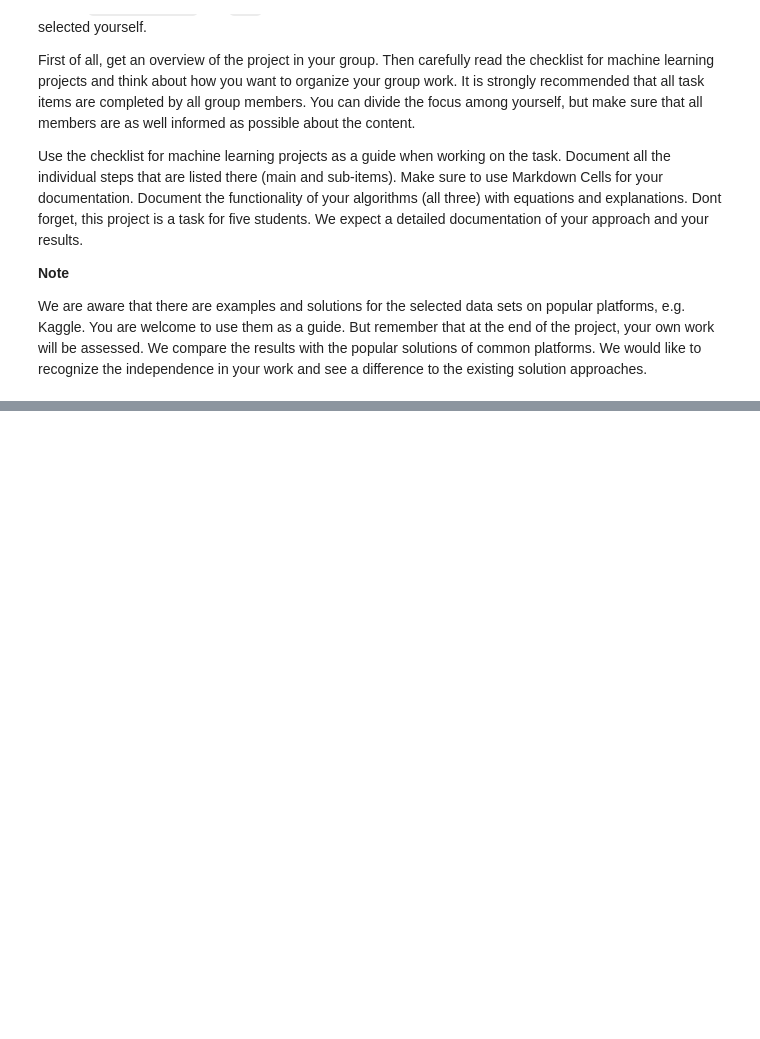
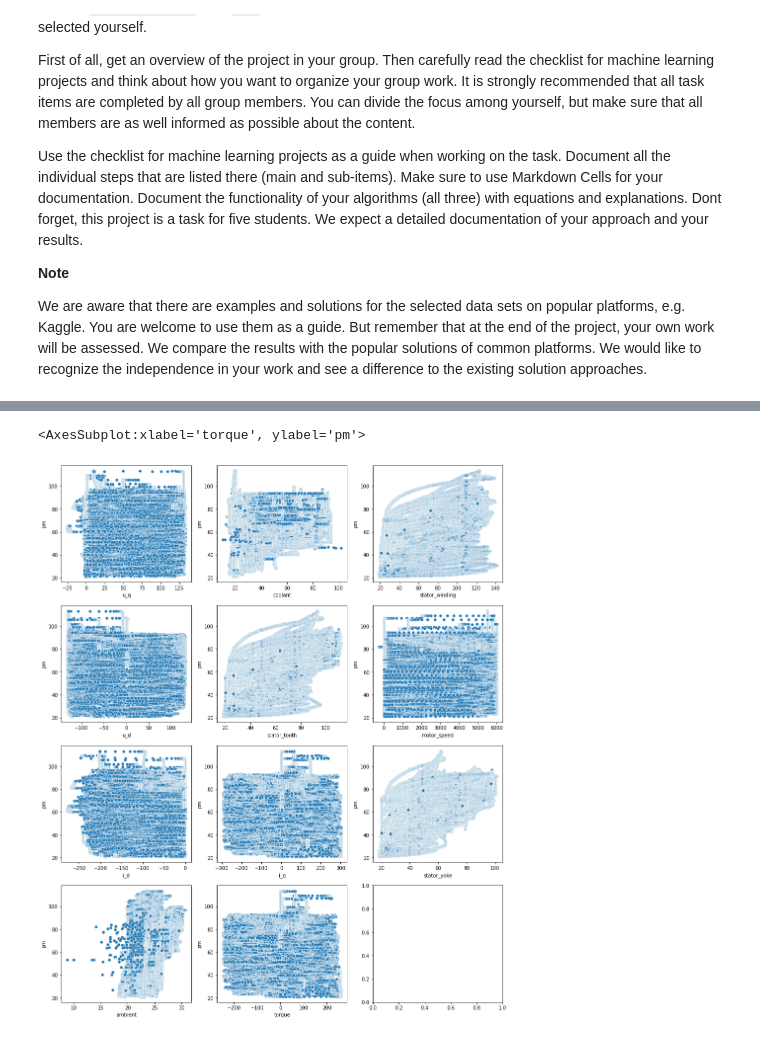
Before and after one commit to eike2/electric_motor, a Jupyter notebook: Electric Motor Temperature Estimation.ipynb, the cells around one changed output, grey strips where cells are left out. Cells and saved outputs as stored; diff of their text form; code cells hidden in the pictures; blank space fills up the shorter version.

```diff
--- a/Electric Motor Temperature Estimation.ipynb
+++ b/Electric Motor Temperature Estimation.ipynb
@@ -50,0 +273,19 @@ Was soll der Scheiss?
+# %%
+#scatter_matrix for attributes and pm
+from pandas.plotting import scatter_matrix
+
+figure,axes = plt.subplots(nrows=4,ncols=3,figsize=(16,20))
+sns.scatterplot(data=db,x = 'u_q', y = 'pm',ax=axes[0,0])
+sns.scatterplot(data=db,x = 'coolant', y = 'pm',ax=axes[0,1])
+sns.scatterplot(data=db,x = 'stator_winding', y = 'pm',ax=axes[0,2])
+sns.scatterplot(data=db,x = 'u_d', y = 'pm',ax=axes[1,0])
+sns.scatterplot(data=db,x = 'stator_tooth', y = 'pm',ax=axes[1,1])
+sns.scatterplot(data=db,x = 'motor_speed', y = 'pm',ax=axes[1,2])
+sns.scatterplot(data=db,x = 'i_d', y = 'pm',ax=axes[2,0])
+sns.scatterplot(data=db,x = 'i_q', y = 'pm',ax=axes[2,1])
+sns.scatterplot(data=db,x = 'stator_yoke', y = 'pm',ax=axes[2,2])
+sns.scatterplot(data=db,x = 'ambient', y = 'pm',ax=axes[3,0])
+sns.scatterplot(data=db,x = 'torque', y = 'pm',ax=axes[3,1])
+# %% [output]
+<AxesSubplot:xlabel='torque', ylabel='pm'>
+[figure, added]
```
Also changed, not shown: parts of 19 cells of this notebook, 1 other file.
